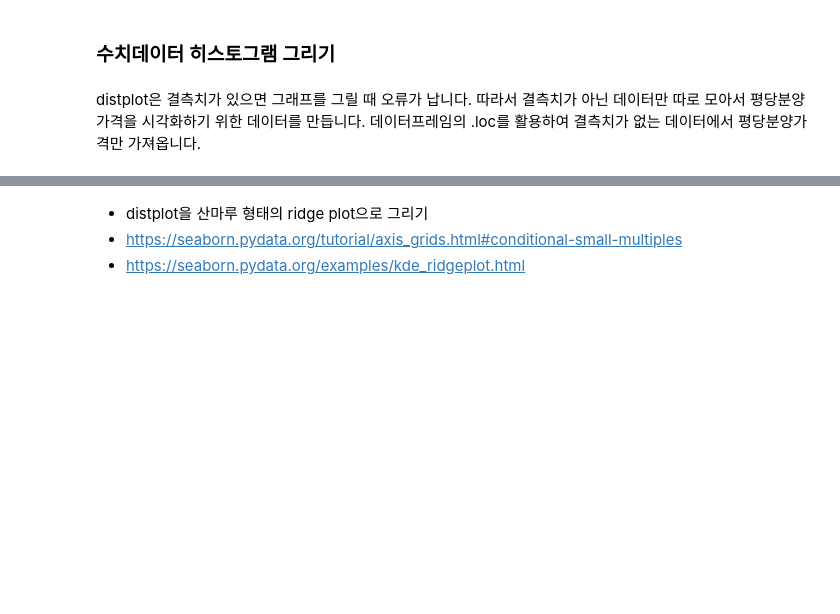
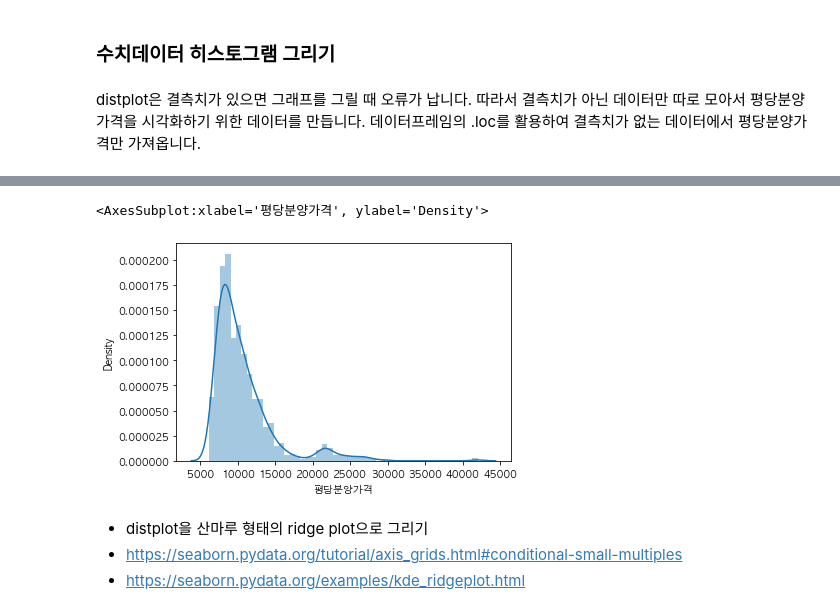
Before and after one commit to LEESANGNAM/pandas, a Jupyter notebook: open-data-analysis-basic-master/01-apt-price-input.ipynb, the cells around one changed output, grey strips where cells are left out. Drawn from its saved outputs; the diff is of its cells as text; code cells hidden in the pictures; blank space fills up the shorter version.

```diff
--- a/open-data-analysis-basic-master/01-apt-price-input.ipynb
+++ b/open-data-analysis-basic-master/01-apt-price-input.ipynb
@@ -738,5 +726,9 @@ distplot은 결측치가 있으면 그래프를 그릴 때 오류가 납니다.
 # %%
 # distplot으로 평당분양가격을 표현해 봅니다.
+sns.distplot(price)
+# %% [output]
+<AxesSubplot:xlabel='평당분양가격', ylabel='Density'>
+[figure, added]
 # %%
 # sns.distplot(price, hist=False, rug=True)
 # %% [markdown]
```
Also changed, not shown: parts of 8 cells of this notebook.
